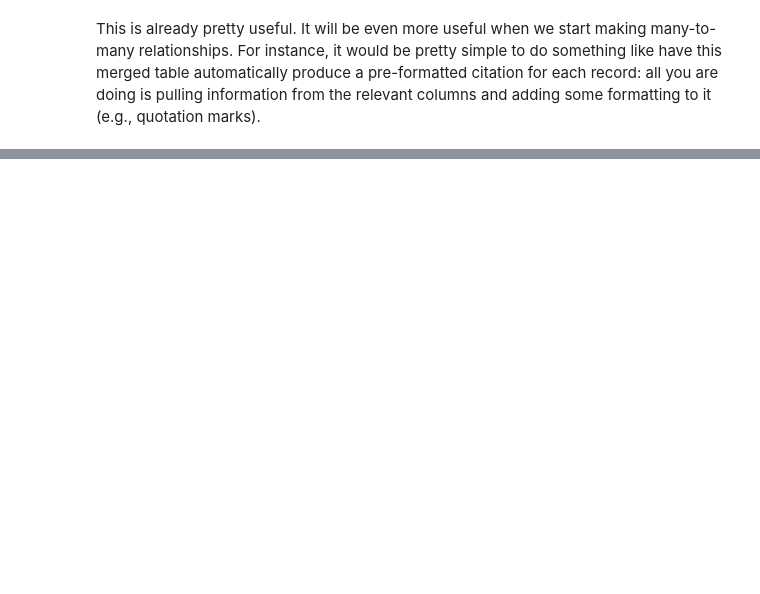
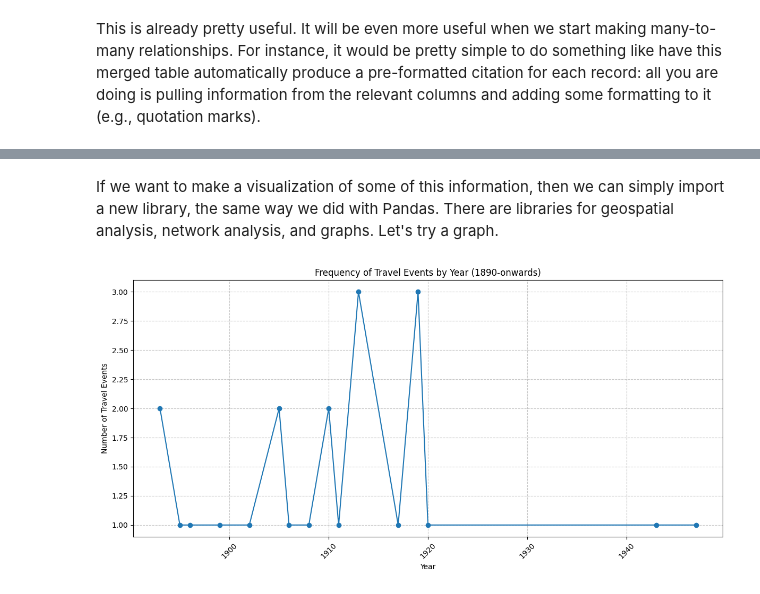
Before and after one commit to pickettj/teaching, a Jupyter notebook: Pandas_Relational_Tables.ipynb, the cells around one changed output, grey strips where cells are left out. Saved outputs shown, nothing was run; the diff lists cells and outputs as text; code cells hidden in the pictures; blank space fills up the shorter version.

```diff
--- a/Pandas_Relational_Tables.ipynb
+++ b/Pandas_Relational_Tables.ipynb
@@ -193,0 +290,10 @@ This is already pretty useful. It will be even more useful when we start making
+# %%
+#reorder the columns:
+
+merged_all = merged_all[['Person_ID', 'Person_Name', 'Location_ID', 'Location_Name', 'Purpose', 'Arrival', 'Departure']]
+
+# Format Arrival and Departure columns as integers (no decimal places)
+merged_all['Arrival'] = merged_all['Arrival'].astype(int)
+merged_all['Departure'] = merged_all['Departure'].astype(int)
+
+merged_all.head()
@@ -193,0 +317,11 @@ This is already pretty useful. It will be even more useful when we start making
+# %%
+# Filter for arrivals after 1890
+post_1890 = merged_all[merged_all['Arrival'] > 1890]
+# this creates a new dataframe variable that only includes rows where the 'Arrival' column is greater than 1890
+
+# Get value counts for Location_Name (most frequent destinations)
+print("Most common destinations:")
+print(post_1890['Location_Name'].value_counts().head())
+
+print("\nMost common purposes:")
+print(post_1890['Purpose'].value_counts().head())
@@ -193,0 +346,2 @@ This is already pretty useful. It will be even more useful when we start making
+# %% [markdown]
+If we want to make a visualization of some of this information, then we can simply import a new library, the same way we did with Pandas. There are libraries for geospatial analysis, network analysis, and graphs. Let's try a graph.
@@ -193,0 +352,24 @@ This is already pretty useful. It will be even more useful when we start making
+# %%
+# Count frequency of each arrival year
+yearly_counts = post_1890['Arrival'].value_counts().sort_index()
+
+# Create the line plot
+plt.figure(figsize=(12, 6))
+yearly_counts.plot(kind='line', marker='o')
+
+# Customize the plot
+plt.title('Frequency of Travel Events by Year (1890-onwards)')
+plt.xlabel('Year')
+plt.ylabel('Number of Travel Events')
+plt.grid(True, linestyle='--', alpha=0.7)
+
+# Rotate x-axis labels for better readability
+plt.xticks(rotation=45)
+
+# Adjust layout to prevent label cutoff
+plt.tight_layout()
+
+# Display the plot
+plt.show()
+# %% [output]
+[figure, added]
```
Also changed, not shown: parts of 12 cells of this notebook.
